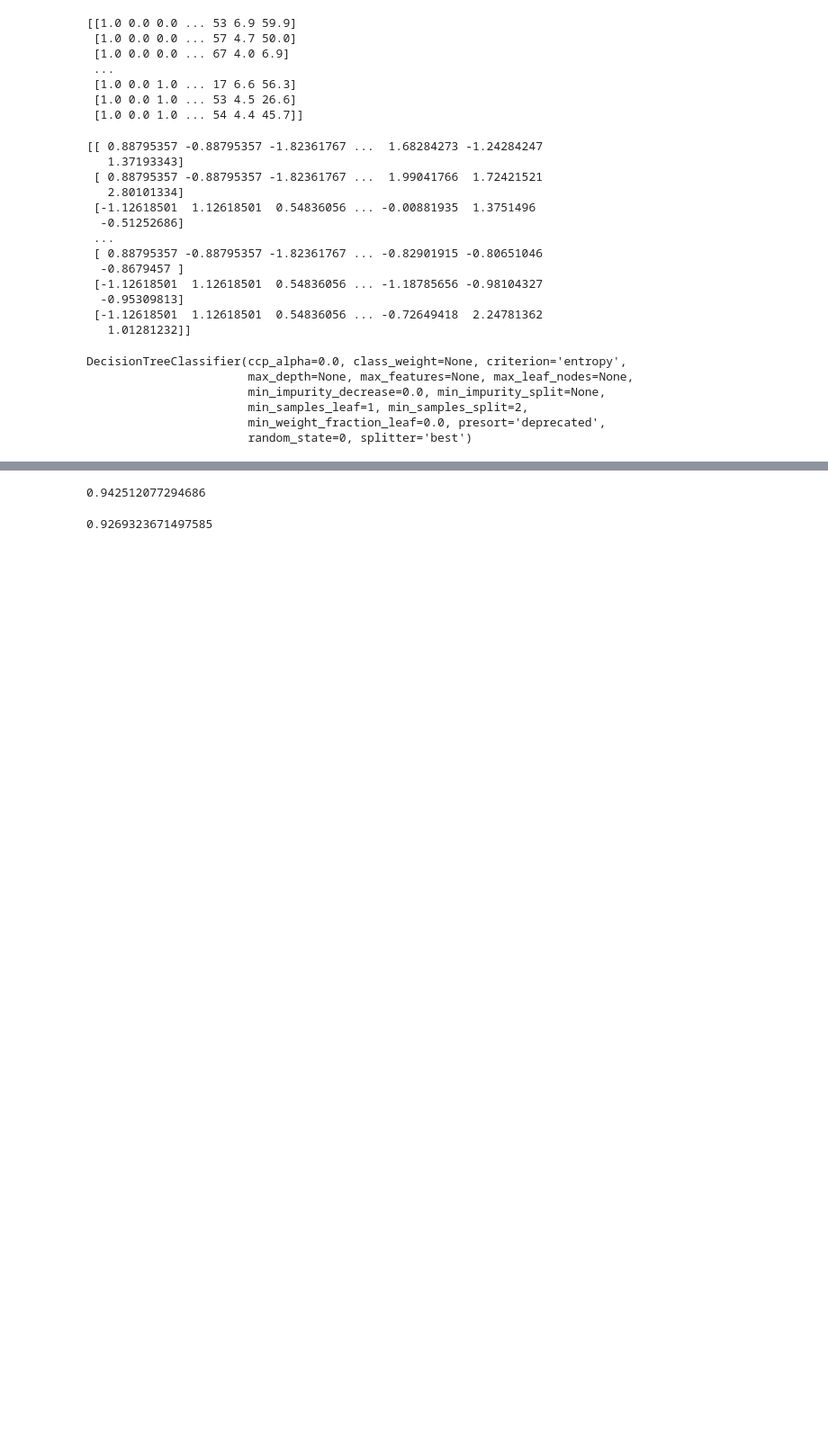
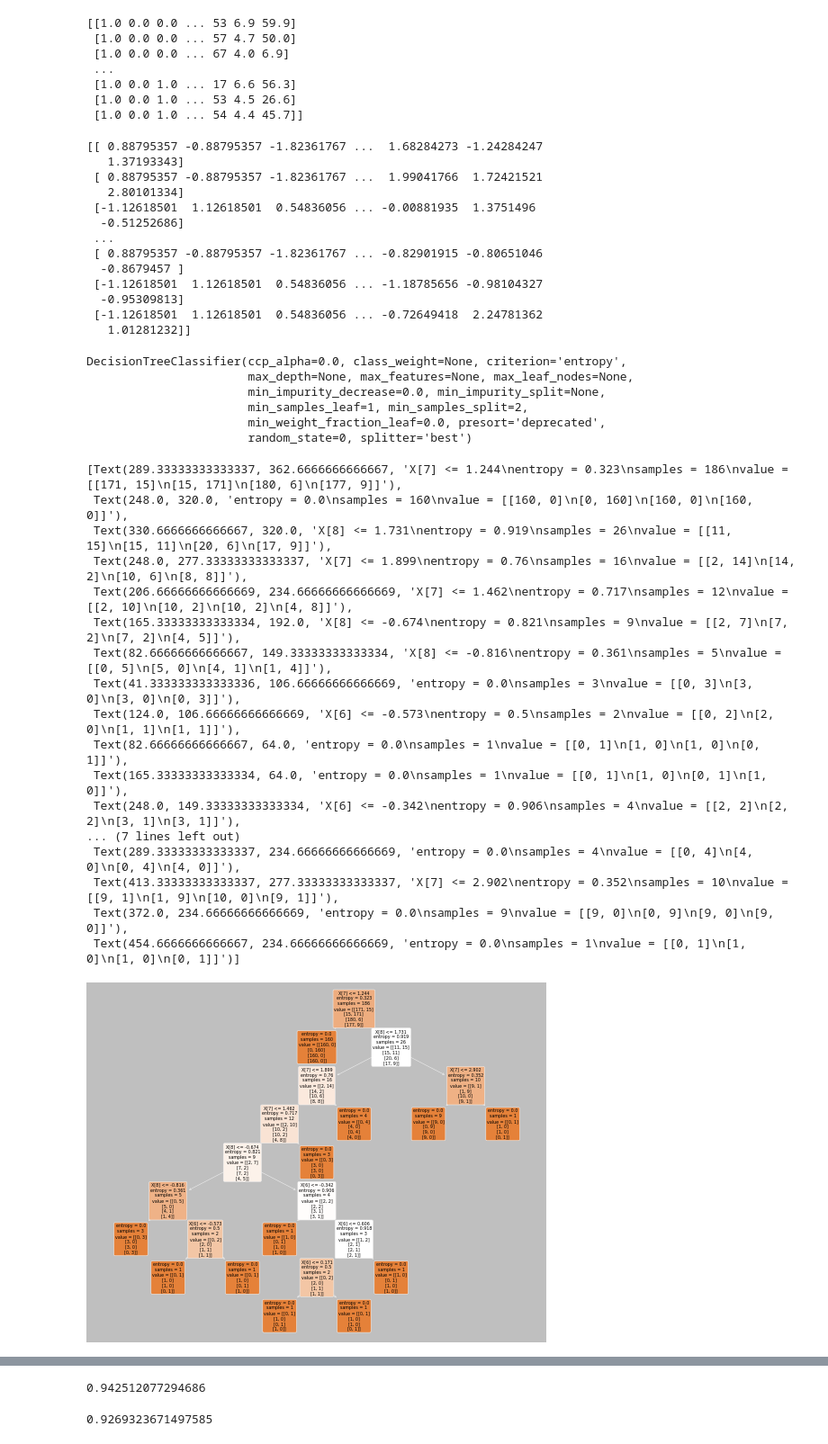
Before and after one commit to ygarg704/Equake-damage-prediction, a Jupyter notebook: src/decision-tree.ipynb, the cells around one changed output, grey strips where cells are left out. Shown at 90% size. Saved outputs shown, nothing was run; the diff lists cells and outputs as text; code cells hidden in the pictures; blank space fills up the shorter version.

```diff
--- a/src/decision-tree.ipynb
+++ b/src/decision-tree.ipynb
@@ -97,3 +97,26 @@ DecisionTreeClassifier(ccp_alpha=0.0, class_weight=None, criterion='entropy',
                        random_state=0, splitter='best')
 # %%
 y_pred = classifier.predict(X_test)
+# %%
+from sklearn import tree
+
+tree.plot_tree(classifier, filled = True, rounded = True)
+# %% [output]
+[Text(289.33333333333337, 362.6666666666667, 'X[7] <= 1.244\nentropy = 0.323\nsamples = 186\nvalue = [[171, 15]\n[15, 171]\n[180, 6]\n[177, 9]]'),
+ Text(248.0, 320.0, 'entropy = 0.0\nsamples = 160\nvalue = [[160, 0]\n[0, 160]\n[160, 0]\n[160, 0]]'),
+ Text(330.6666666666667, 320.0, 'X[8] <= 1.731\nentropy = 0.919\nsamples = 26\nvalue = [[11, 15]\n[15, 11]\n[20, 6]\n[17, 9]]'),
+ Text(248.0, 277.33333333333337, 'X[7] <= 1.899\nentropy = 0.76\nsamples = 16\nvalue = [[2, 14]\n[14, 2]\n[10, 6]\n[8, 8]]'),
+ Text(206.66666666666669, 234.66666666666669, 'X[7] <= 1.462\nentropy = 0.717\nsamples = 12\nvalue = [[2, 10]\n[10, 2]\n[10, 2]\n[4, 8]]'),
+ Text(165.33333333333334, 192.0, 'X[8] <= -0.674\nentropy = 0.821\nsamples = 9\nvalue = [[2, 7]\n[7, 2]\n[7, 2]\n[4, 5]]'),
+ Text(82.66666666666667, 149.33333333333334, 'X[8] <= -0.816\nentropy = 0.361\nsamples = 5\nvalue = [[0, 5]\n[5, 0]\n[4, 1]\n[1, 4]]'),
+ Text(41.333333333333336, 106.66666666666669, 'entropy = 0.0\nsamples = 3\nvalue = [[0, 3]\n[3, 0]\n[3, 0]\n[0, 3]]'),
+ Text(124.0, 106.66666666666669, 'X[6] <= -0.573\nentropy = 0.5\nsamples = 2\nvalue = [[0, 2]\n[2, 0]\n[1, 1]\n[1, 1]]'),
+ Text(82.66666666666667, 64.0, 'entropy = 0.0\nsamples = 1\nvalue = [[0, 1]\n[1, 0]\n[1, 0]\n[0, 1]]'),
+ Text(165.33333333333334, 64.0, 'entropy = 0.0\nsamples = 1\nvalue = [[0, 1]\n[1, 0]\n[0, 1]\n[1, 0]]'),
+ Text(248.0, 149.33333333333334, 'X[6] <= -0.342\nentropy = 0.906\nsamples = 4\nvalue = [[2, 2]\n[2, 2]\n[3, 1]\n[3, 1]]'),
+... (7 lines left out)
+ Text(289.33333333333337, 234.66666666666669, 'entropy = 0.0\nsamples = 4\nvalue = [[0, 4]\n[4, 0]\n[0, 4]\n[4, 0]]'),
+ Text(413.33333333333337, 277.33333333333337, 'X[7] <= 2.902\nentropy = 0.352\nsamples = 10\nvalue = [[9, 1]\n[1, 9]\n[10, 0]\n[9, 1]]'),
+ Text(372.0, 234.66666666666669, 'entropy = 0.0\nsamples = 9\nvalue = [[9, 0]\n[0, 9]\n[9, 0]\n[9, 0]]'),
+ Text(454.6666666666667, 234.66666666666669, 'entropy = 0.0\nsamples = 1\nvalue = [[0, 1]\n[1, 0]\n[1, 0]\n[0, 1]]')]
+[figure, added]
```
Also changed, not shown: parts of 3 cells of this notebook.
